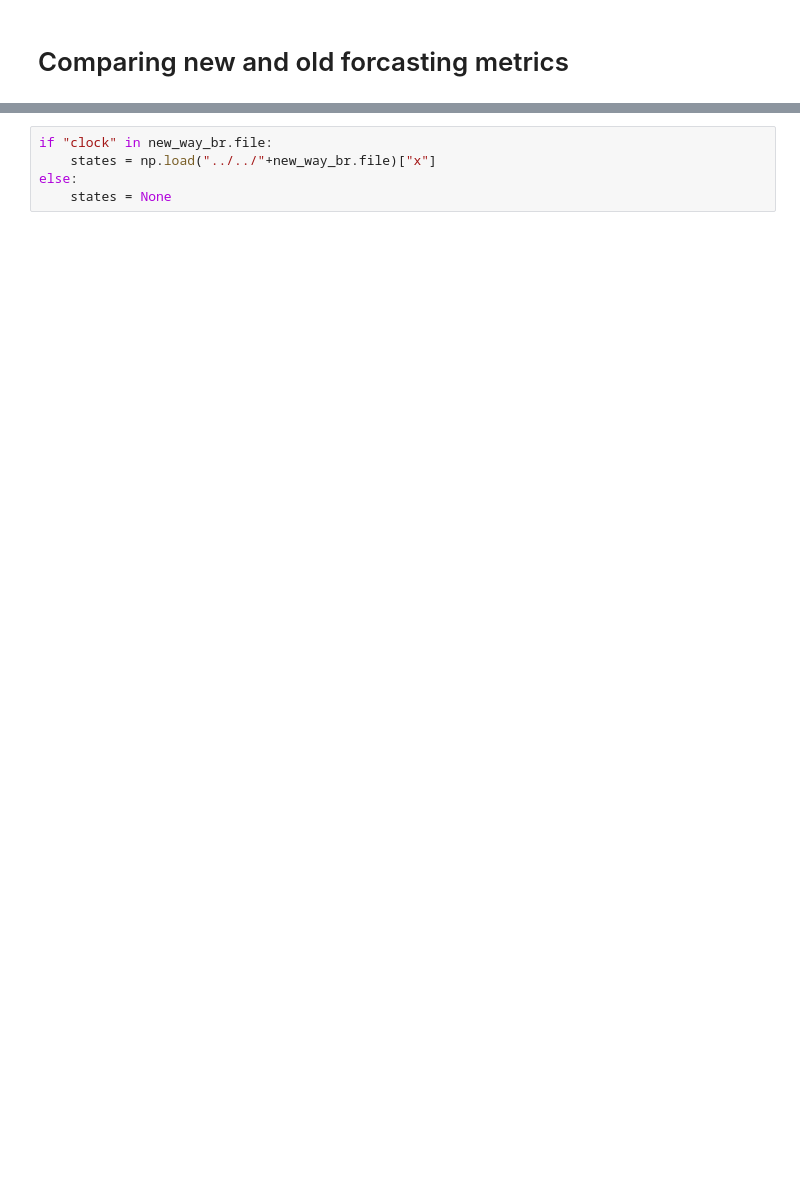
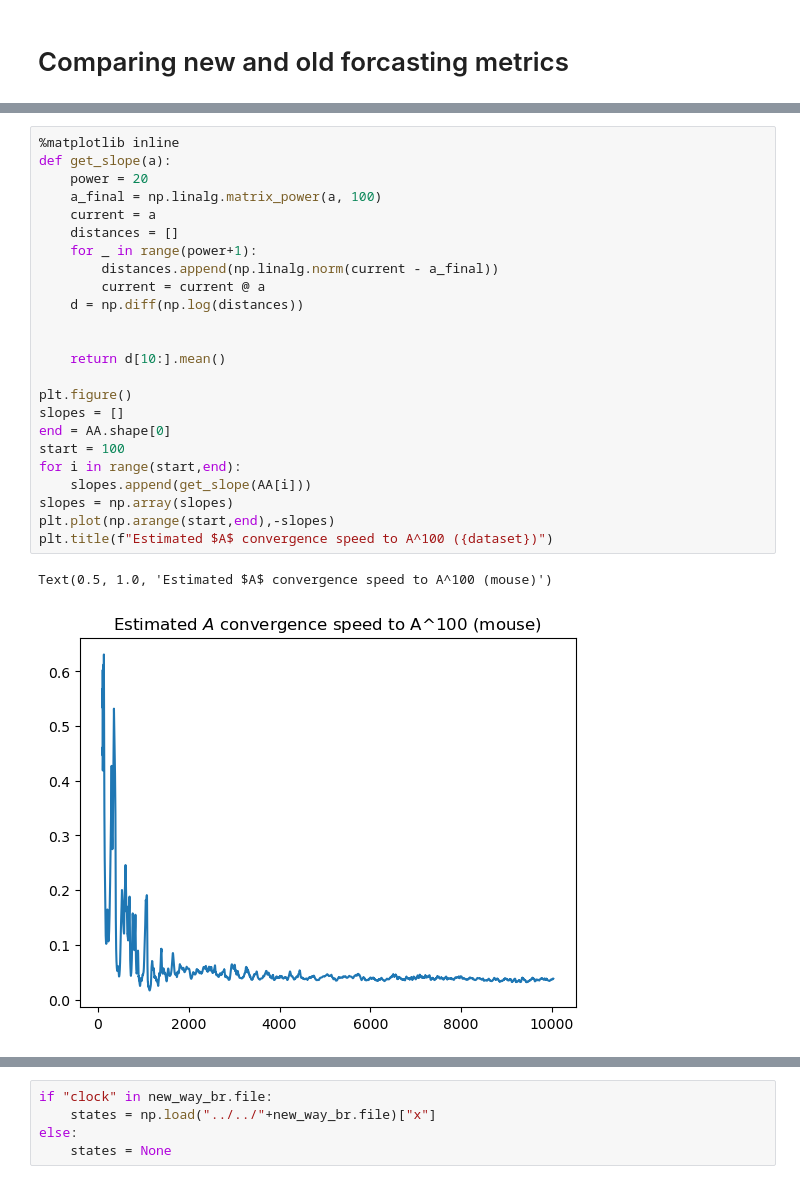
Before and after one commit to draeloslab/Bubblewrap, a Jupyter notebook: generated/bubblewrap_runs/Run Inspector.ipynb, the cells around one changed output, grey strips where cells are left out. Saved outputs shown, nothing was run; the diff lists cells and outputs as text; blank space fills up the shorter version.

```diff
--- a/generated/bubblewrap_runs/Run Inspector.ipynb
+++ b/generated/bubblewrap_runs/Run Inspector.ipynb
@@ -167,0 +169,27 @@ savefile: generated/bubblewrap_runs/bubblewrap_run_2023-04-26-17-45-20.pickle
+# %%
+%matplotlib inline
+def get_slope(a):
+    power = 20
+    a_final = np.linalg.matrix_power(a, 100)
+    current = a
+    distances = []
+    for _ in range(power+1):
+        distances.append(np.linalg.norm(current - a_final))
+        current = current @ a
+    d = np.diff(np.log(distances))
+
+
+    return d[10:].mean()
+
+plt.figure()
+slopes = []
+end = AA.shape[0]
+start = 100
+for i in range(start,end):
+    slopes.append(get_slope(AA[i]))
+slopes = np.array(slopes)
+plt.plot(np.arange(start,end),-slopes)
+plt.title(f"Estimated $A$ convergence speed to A^100 ({dataset})")
+# %% [output]
+Text(0.5, 1.0, 'Estimated $A$ convergence speed to A^100 (mouse)')
+[figure, added]
```
Also changed, not shown: parts of 27 cells of this notebook, 4 other files.
